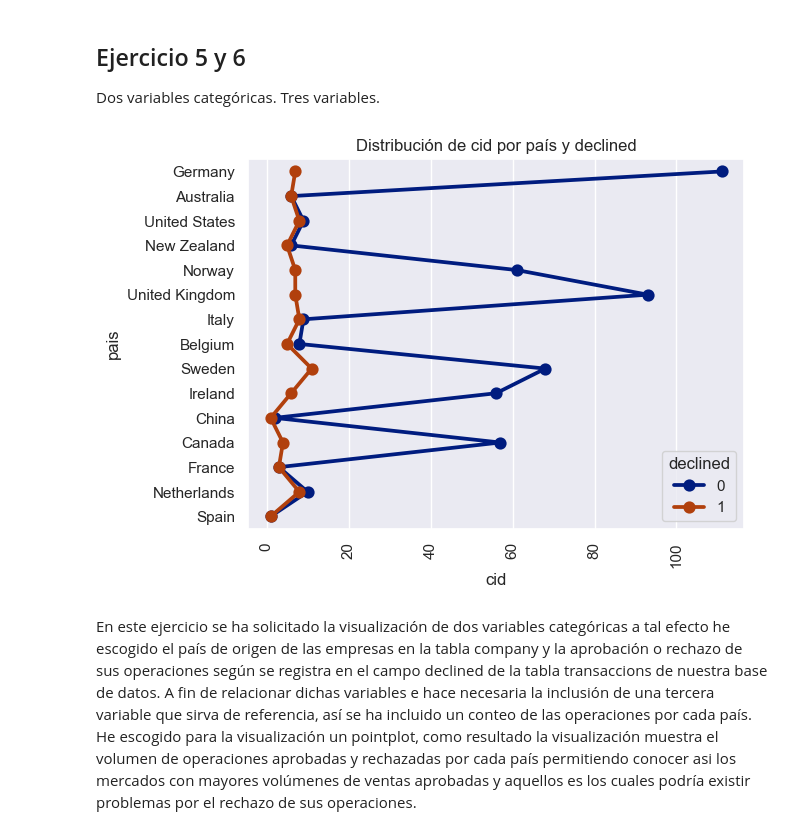
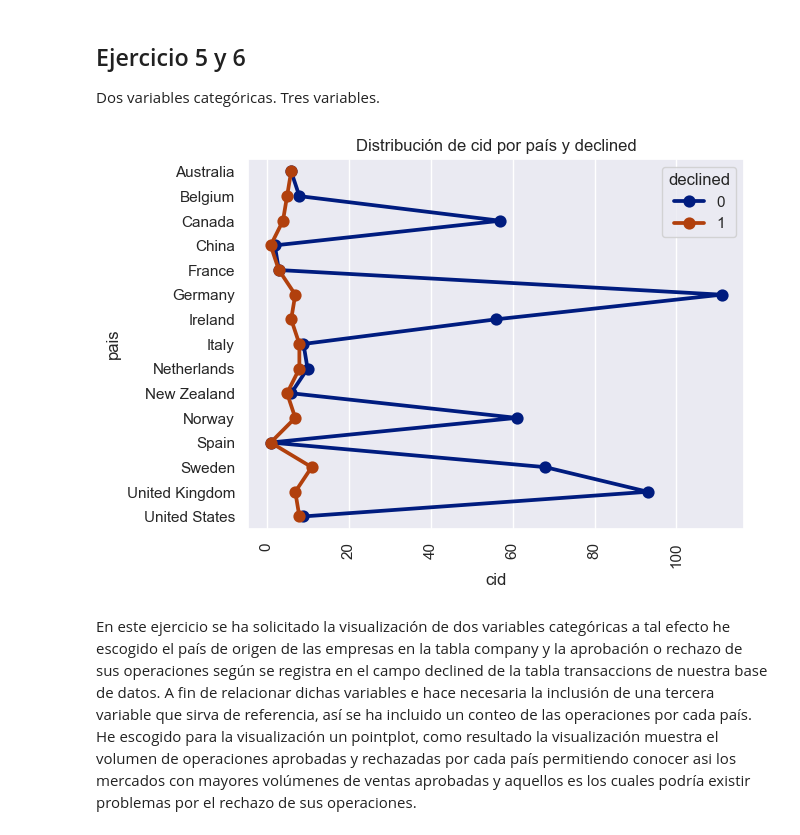
Before and after one commit to Gguerrero77/Sprint8, a Jupyter notebook: TareaSP8__1.ipynb, the cells around one changed output. Saved outputs shown, nothing was run; the diff lists cells and outputs as text; code cells hidden in the pictures.

```diff
--- a/TareaSP8__1.ipynb
+++ b/TareaSP8__1.ipynb
@@ -79,14 +83,16 @@ En este ejercicio se me ha pedido realizar una visualización con una variable c
 Dos variables categóricas.
 Tres variables.
 # %%
-query = "select c.pais, count(t.id) as cid, t.declined from company c join transactions t on c.id = t.business_id group by c.pais, t.declined"
-dfex5 = pd.read_sql(query, engine)
+dfex5 = pd.merge(dfcompany, dftransactions, left_on='id', right_on='business_id', how='inner').groupby(['pais', 'declined']).size().reset_index(name='cid')
+
+#query = "select c.pais, count(t.id) as cid, t.declined from company c join transactions t on c.id = t.business_id group by c.pais, t.declined"
+#dfex5 = pd.read_sql(query, engine)
 sns.pointplot(x='cid', y='pais', hue='declined', data=dfex5)
 plt.xticks(rotation=90)
 plt.title('Distribución de cid por país y declined')
 plt.show()
 # %% [output]
-[figure, old version]
+[figure, new version]
 # %% [markdown]
 En este ejercicio se ha solicitado la visualización de dos variables categóricas a tal efecto he escogido el país de origen de las empresas en la tabla company y la aprobación o rechazo de sus operaciones según se registra en el campo declined de la tabla transaccions de nuestra base de datos. A fin de relacionar dichas variables e hace necesaria la inclusión de una tercera variable que sirva de referencia, así se ha incluido un conteo de las operaciones por cada país. He escogido para la visualización un pointplot, como resultado la visualización muestra el volumen de operaciones aprobadas y rechazadas por cada país permitiendo conocer asi los mercados con mayores volúmenes de ventas aprobadas y aquellos es los cuales podría existir problemas por el rechazo de sus operaciones.
 # %% [markdown]
```
Also changed, not shown: parts of 4 cells of this notebook.
